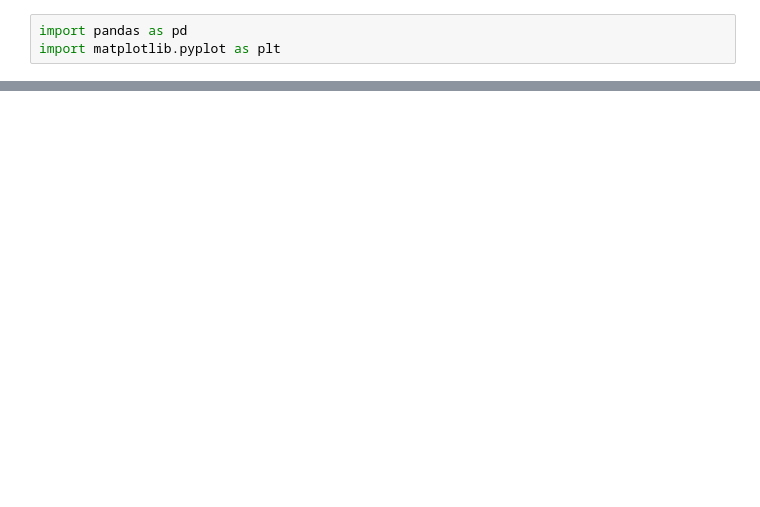
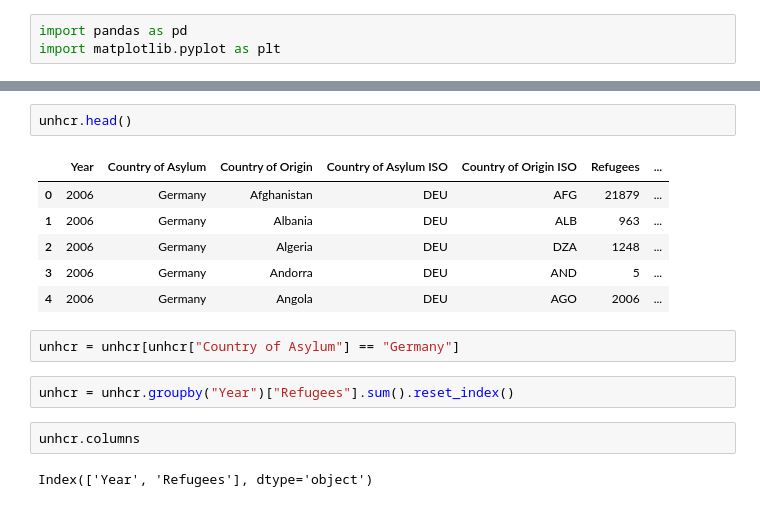
Before and after one commit to Ivanov12op/Refugee-Integration-and-Population-Change-in-Germany, a Jupyter notebook: Population.ipynb, the cells around one changed output, grey strips where cells are left out. Drawn from its saved outputs; the diff is of its cells as text; blank space fills up the shorter version.

```diff
--- a/Population.ipynb
+++ b/Population.ipynb
@@ -49,0 +46,17 @@ FileNotFoundError: [Errno 2] No such file or directory: 'unhcr_data.csv'
+# %%
+unhcr.head()
+# %% [output]
+|  | Year | Country of Asylum | Country of Origin | Country of Asylum ISO | Country of Origin ISO | Refugees | ... |
+| 0 | 2006 | Germany | Afghanistan | DEU | AFG | 21879 | ... |
+| 1 | 2006 | Germany | Albania | DEU | ALB | 963 | ... |
+| 2 | 2006 | Germany | Algeria | DEU | DZA | 1248 | ... |
+| 3 | 2006 | Germany | Andorra | DEU | AND | 5 | ... |
+| 4 | 2006 | Germany | Angola | DEU | AGO | 2006 | ... |
+# %%
+unhcr = unhcr[unhcr["Country of Asylum"] == "Germany"]
+# %%
+unhcr = unhcr.groupby("Year")["Refugees"].sum().reset_index()
+# %%
+unhcr.columns
+# %% [output]
+Index(['Year', 'Refugees'], dtype='object')
```
Also changed, not shown: parts of 17 cells of this notebook.
